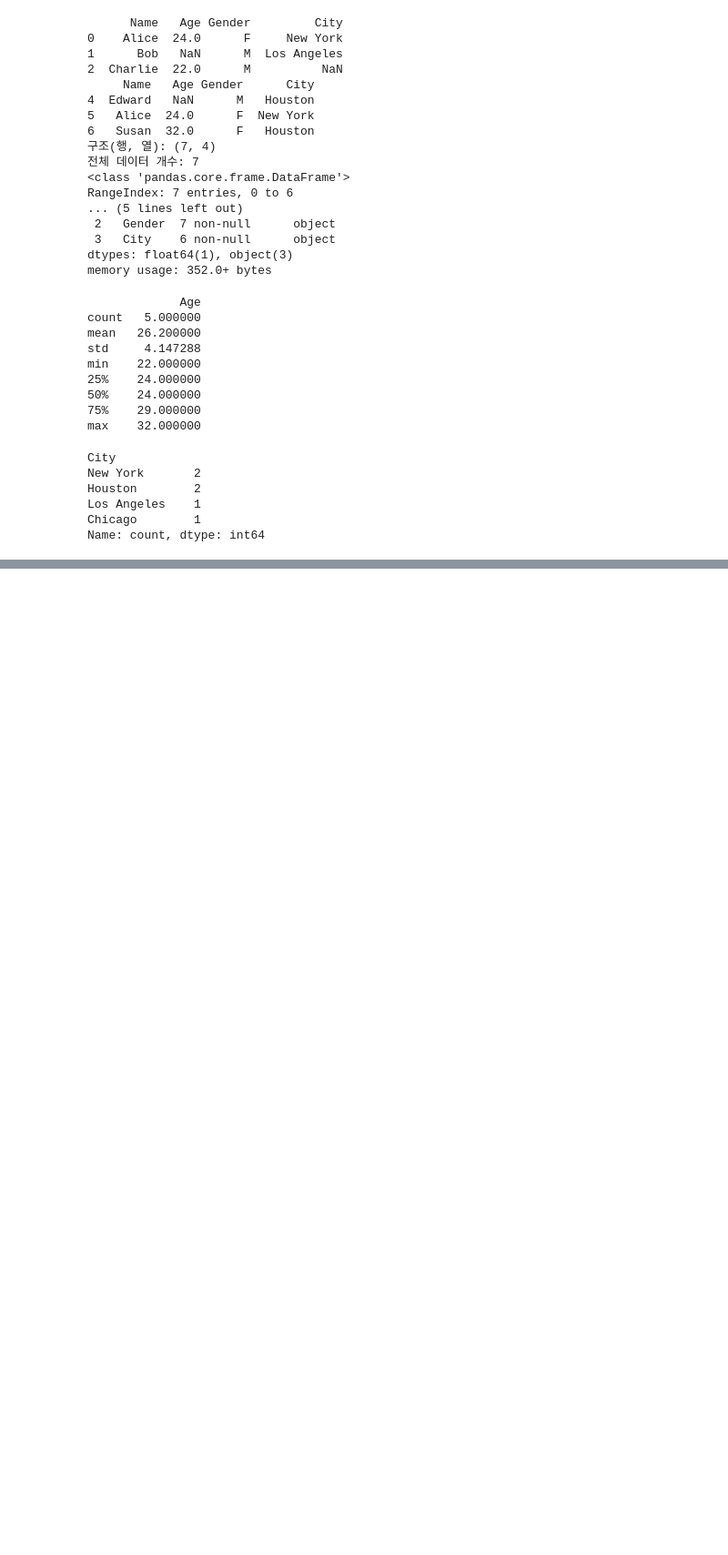
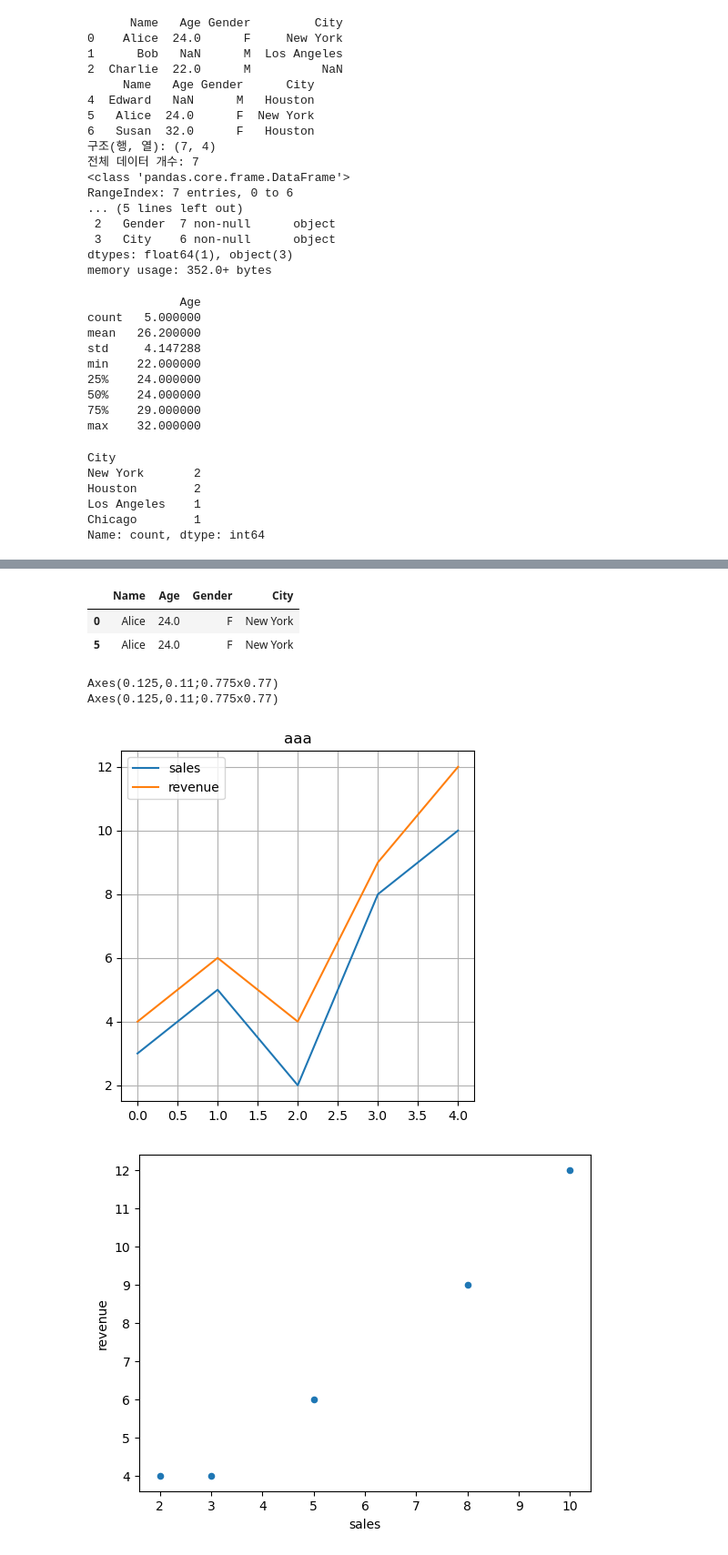
Before and after one commit to kms3356/TextMining26, a Jupyter notebook: 텍스트데이터분석_02_Pandas.ipynb, the cells around one changed output, grey strips where cells are left out. Shown at 91% size. Drawn from its saved outputs; the diff is of its cells as text; code cells hidden in the pictures; blank space fills up the shorter version.

```diff
--- a/텍스트데이터분석_02_Pandas.ipynb
+++ b/텍스트데이터분석_02_Pandas.ipynb
@@ -385,0 +413,24 @@ Name: count, dtype: int64
+# %%
+# 중복치
+# 중복 행 True or False
+sample_df.duplicated() # default : 중복 행 중에 첫번째 남김
+
+# 중복 행 추출
+sample_df[sample_df.duplicated(keep='first')] # keep = 'first' : 첫번째 행 남김 'last' : 마지막 행 남김 False : 둘다 추출
+
+# 중복 행 삭제
+sample_df.drop_duplicates() # keep, inplace
+# %% [output]
+|  | Name | Age | Gender | City |
+| 0 | Alice | 24.0 | F | New York |
+| 5 | Alice | 24.0 | F | New York |
+# %%
+data = [[3,5,2,8,10], [4,6,4,9,12]]
+df = pd.DataFrame({'sales' : [3,5,2,8,10], 'revenue' : [4,6,4,9,12]})
+print(df.plot(figsize=(5,5), title='aaa', grid=True)) # figsize : 그래프 크기를 튜플(가로,세로)로 조절 # title : 그래프 제목설정 # grid : 격자표시 여부
+print(df.plot(x='sales', y='revenue', kind='scatter')) # kind = 'bar', 'barh', 'hist', 'scatter' # x, y : 그래프 축 컬럼
+# %% [output]
+Axes(0.125,0.11;0.775x0.77)
+Axes(0.125,0.11;0.775x0.77)
+[figure, added]
+[figure, added]
```
Also changed, not shown: parts of 2 cells of this notebook, 4 other files.
